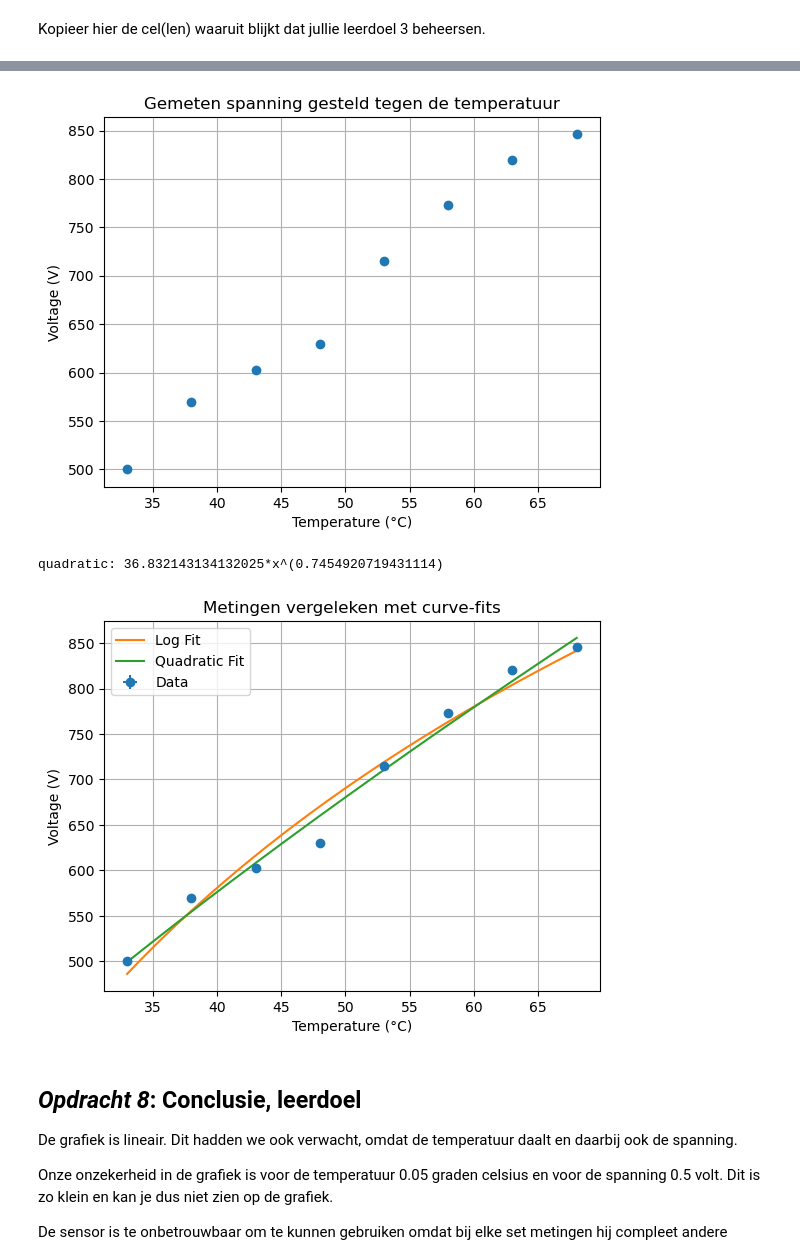
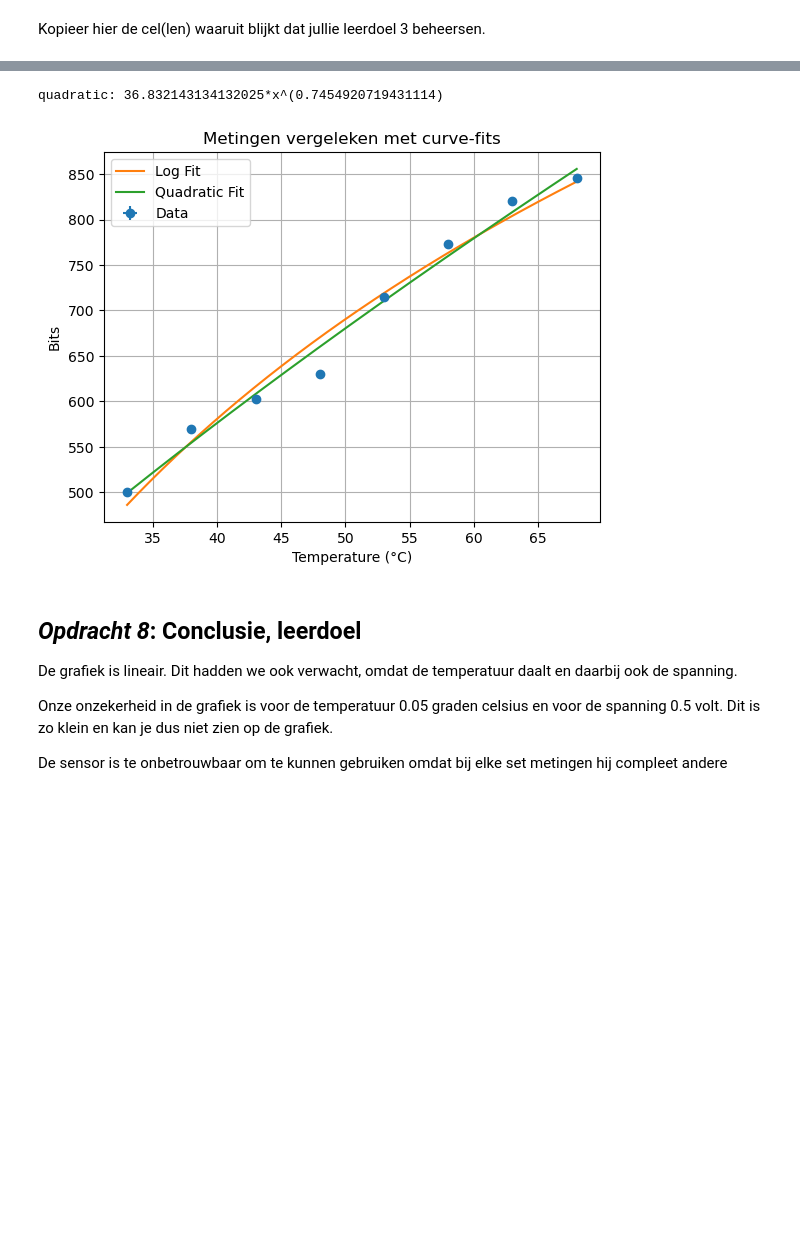
Before and after one commit to fd6150/opdrachten-DEF-D, a Jupyter notebook: FysiekeOntwerpopdrachten/1KalibreerEenSensorDigitaalAnaloog/DEFOntwerpopdracht1KalibreerEenSensorInvulTemplate.ipynb, the cells around one changed output, grey strips where cells are left out. Cells and saved outputs as stored; diff of their text form; code cells hidden in the pictures; blank space fills up the shorter version.

```diff
--- a/FysiekeOntwerpopdrachten/1KalibreerEenSensorDigitaalAnaloog/DEFOntwerpopdracht1KalibreerEenSensorInvulTemplate.ipynb
+++ b/FysiekeOntwerpopdrachten/1KalibreerEenSensorDigitaalAnaloog/DEFOntwerpopdracht1KalibreerEenSensorInvulTemplate.ipynb
@@ -91,12 +91,12 @@ temps,volts = np.array(temps),np.array(volts)
 # Maak gebruik van wat je geleerd hebt bij het practicum.
 
 u_temps = 0.05
-u_volts = 0.5
+u_bits = 2 #bits, dit is een afleesfout
 
-mpl.errorbar(temps,volts,u_volts,u_temps,"o")
+mpl.errorbar(temps,bits,u_bits,u_temps,"o")
 mpl.xlabel("Temperature (°C)")
-mpl.ylabel("Voltage (V)")
-mpl.title("Gemeten spanning gesteld tegen de temperatuur")
+mpl.ylabel("Bits")
+mpl.title("Gemeten bits gesteld tegen de temperatuur")
 mpl.grid()
 mpl.show()
 
@@ -104,22 +104,22 @@ mpl.show()
 def log(x,a,b): return a*np.log(x)+b
 def quad(x,a,b): return a*x**b
 
-poptlog,pcovlog = curve_fit(log,temps,volts)
-poptquad,pcovquad = curve_fit(quad,temps,volts)
+poptlog,pcovlog = curve_fit(log,temps,bits)
+poptquad,pcovquad = curve_fit(quad,temps,bits)
 
 
-mpl.errorbar(temps,volts,u_volts,u_temps,'o',label = "Data")
+mpl.errorbar(temps,bits,u_bits,u_temps,'o',label = "Data")
 
 tempsHD = np.linspace(temps.min(),temps.max(),1000)
-diff_log = np.abs(log(temps,*poptlog)-volts)
-diff_quad = np.abs(quad(temps,*poptquad)-volts)
+diff_log = np.abs(log(temps,*poptlog)-bits)
+diff_quad = np.abs(quad(temps,*poptquad)-bits)
 print({False: f"quadratic: {poptquad[0]}*x^({poptquad[1]})",True: f"log: {poptlog[0]}*ln(x) + {poptlog[1]}"}[diff_log.mean()<diff_quad.mean()])
 
 mpl.plot(tempsHD,log(tempsHD,*poptlog),label = "Log Fit")
 mpl.plot(tempsHD,quad(tempsHD,*poptquad),label = "Quadratic Fit")
 
 mpl.xlabel("Temperature (°C)")
-mpl.ylabel("Voltage (V)")
+mpl.ylabel("Bits")
 mpl.title("Metingen vergeleken met curve-fits")
 mpl.grid()
 mpl.legend()
@@ -184,45 +188,31 @@ Kopieer hier de cel(len) waaruit blijkt dat jullie leerdoel 3 beheersen.
 # %%
-# Plot hier de meting en fit een lijn door de metingen.
-# Maak gebruik van wat je geleerd hebt bij het practicum.
-
-u_temps = 0.05
-u_volts = 0.5
-
-mpl.errorbar(temps,volts,u_volts,u_temps,"o")
-mpl.xlabel("Temperature (°C)")
-mpl.ylabel("Voltage (V)")
-mpl.title("Gemeten spanning gesteld tegen de temperatuur")
-mpl.grid()
-mpl.show()
-
 #Curve-fit
 def log(x,a,b): return a*np.log(x)+b
 def quad(x,a,b): return a*x**b
 
-poptlog,pcovlog = curve_fit(log,temps,volts)
-poptquad,pcovquad = curve_fit(quad,temps,volts)
+poptlog,pcovlog = curve_fit(log,temps,bits)
+poptquad,pcovquad = curve_fit(quad,temps,bits)
 
 
-mpl.errorbar(temps,volts,u_volts,u_temps,'o',label = "Data")
+mpl.errorbar(temps,bits,u_bits,u_temps,'o',label = "Data")
 
 tempsHD = np.linspace(temps.min(),temps.max(),1000)
-diff_log = np.abs(log(temps,*poptlog)-volts)
-diff_quad = np.abs(quad(temps,*poptquad)-volts)
+diff_log = np.abs(log(temps,*poptlog)-bits)
+diff_quad = np.abs(quad(temps,*poptquad)-bits)
 print({False: f"quadratic: {poptquad[0]}*x^({poptquad[1]})",True: f"log: {poptlog[0]}*ln(x) + {poptlog[1]}"}[diff_log.mean()<diff_quad.mean()])
 
 mpl.plot(tempsHD,log(tempsHD,*poptlog),label = "Log Fit")
 mpl.plot(tempsHD,quad(tempsHD,*poptquad),label = "Quadratic Fit")
 
 mpl.xlabel("Temperature (°C)")
-mpl.ylabel("Voltage (V)")
+mpl.ylabel("Bits")
 mpl.title("Metingen vergeleken met curve-fits")
 mpl.grid()
 mpl.legend()
 mpl.show()
 # %% [output]
+quadratic: 36.832143134132025*x^(0.7454920719431114)
-[figure, old version]
+[figure, new version]
-quadratic: 36.832143134132025*x^(0.7454920719431114)
-[figure, removed]
 # %% [markdown]
 ## *Opdracht 8*: Conclusie, leerdoel
 
```
Also changed, not shown: parts of 3 cells of this notebook.
